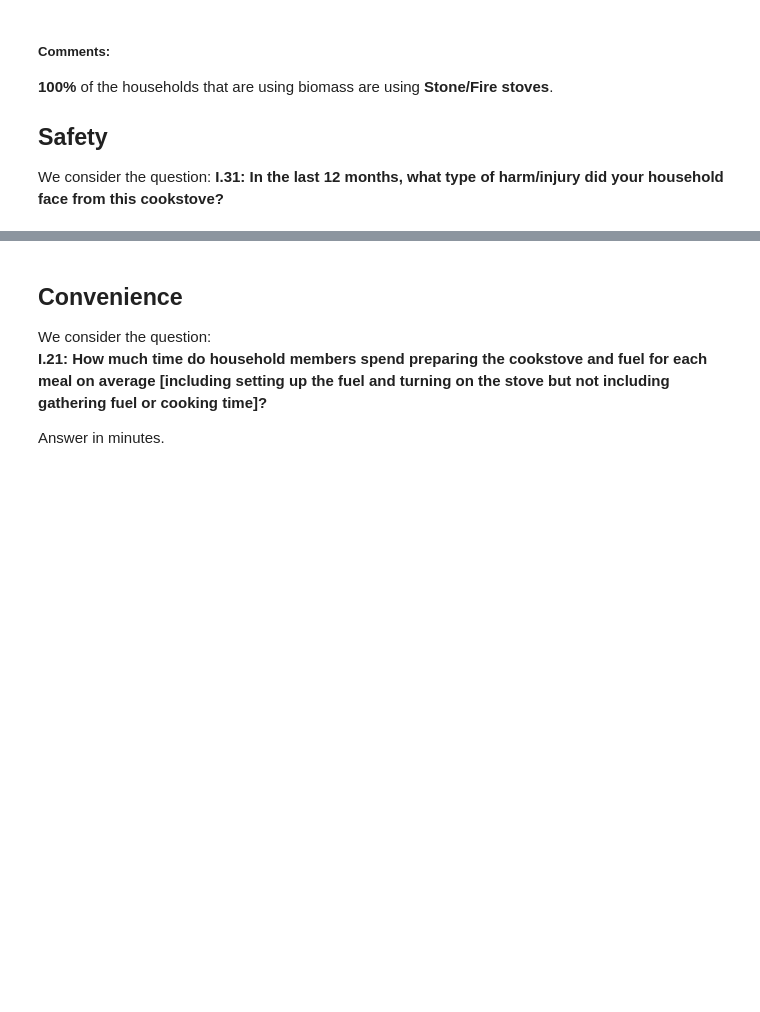
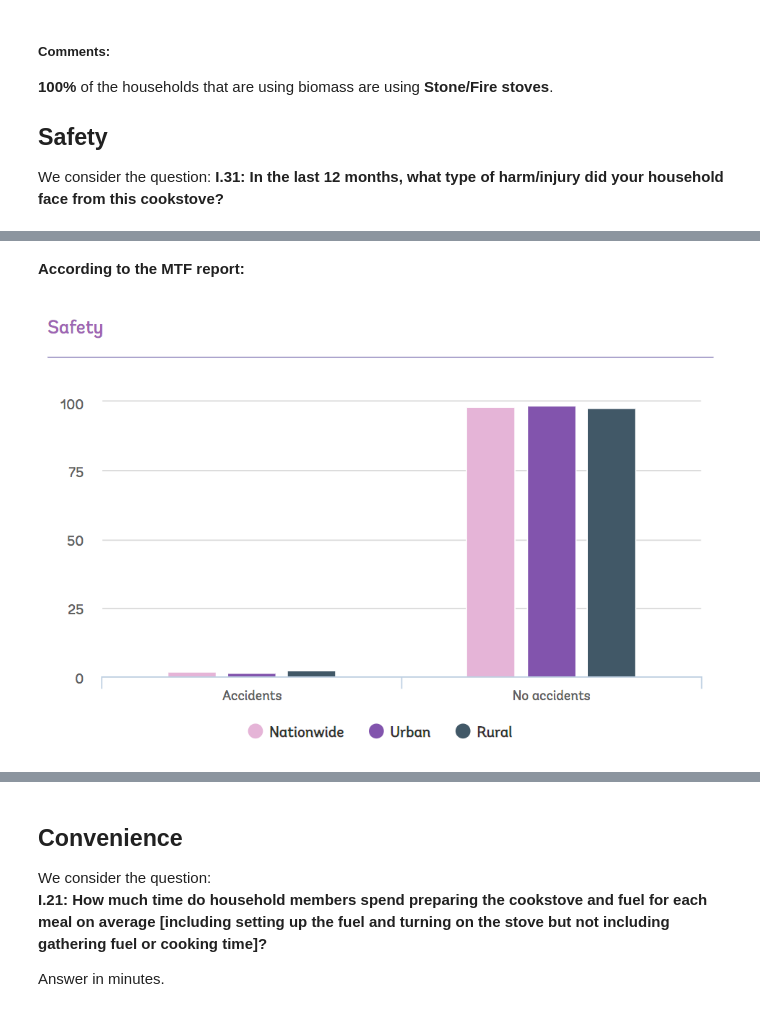
Before and after one commit to alfonsocaiazzo/esmap-mtf-data, a Jupyter notebook: mtf-book/rwanda/cooking_solutions.ipynb, the cells around one changed output, grey strips where cells are left out. Cells and saved outputs as stored; diff of their text form; code cells hidden in the pictures; blank space fills up the shorter version.

```diff
--- a/mtf-book/rwanda/cooking_solutions.ipynb
+++ b/mtf-book/rwanda/cooking_solutions.ipynb
@@ -310 +293,7 @@ plt.show()
+# %% [markdown]
+**According to the MTF report:**
+# %%
+Image('images/MTF_cooking_accident.png',width=1000, height=1000)
+# %% [output]
+[figure, added]
 # %% [markdown]
```
Also changed, not shown: parts of 28 cells of this notebook, 45 other files.
